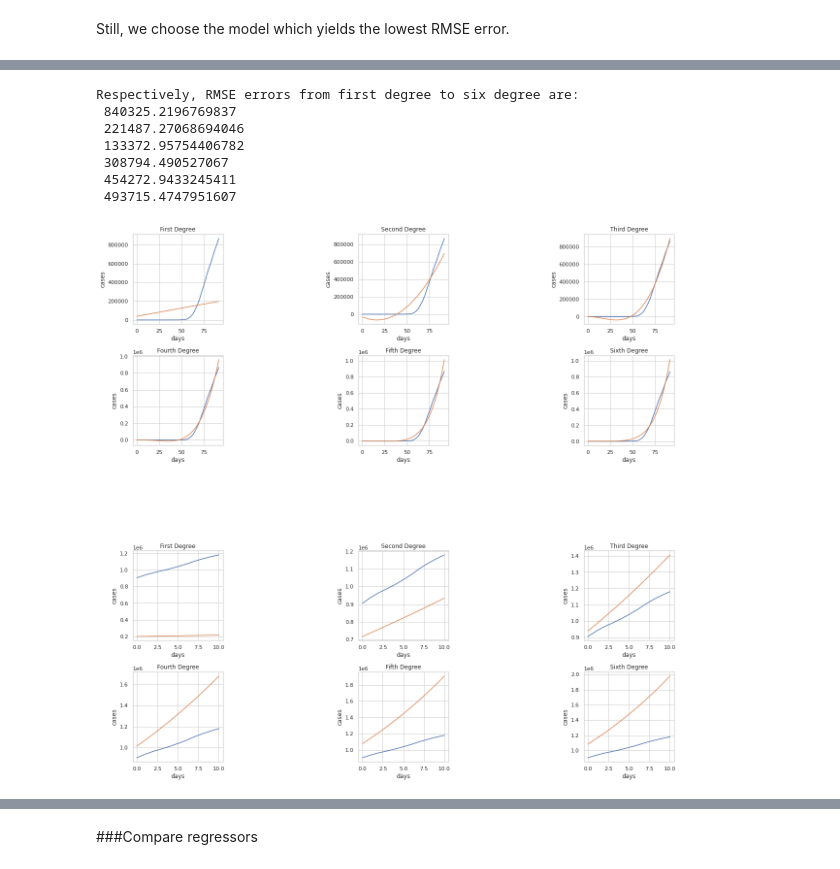
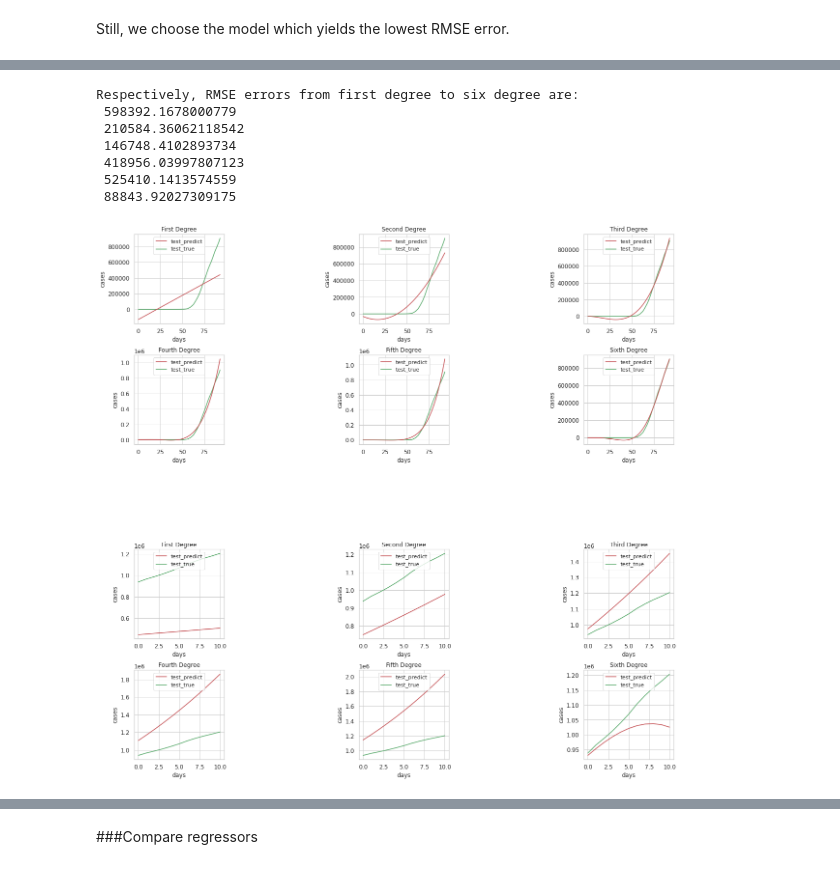
Before and after one commit to JC-2021/ExploreCOVID_19, a Jupyter notebook: COVID_19 Project.ipynb, the cells around one changed output, grey strips where cells are left out. Drawn from its saved outputs; the diff is of its cells as text; code cells hidden in the pictures.

```diff
--- a/COVID_19 Project.ipynb
+++ b/COVID_19 Project.ipynb
@@ -2006,8 +2117,8 @@ x_train_US_transformed_4 = poly_H_4.fit_transform(x_train_US)
 x_test_US_transformed_4 = poly_H_4.fit_transform(x_test_US)
 
 # Initialize parameters that needs to be explored for optimization of the model
-epsilon = [2,2.5,3,3.5,4,4.5,5,5.5,6,6.5,7]
-alpha = [1e-8,1e-7,1e-6,1e-5,1e-1,1,2,10,15]
+epsilon = [2,2.5,3,3.5,4,4.5,5]
+alpha = [1e-8,1e-7,1e-6,1e-5,1e-1]
 warm_start=[True,False]
 tol = [1e-6,1e-4,1e-5]
 
@@ -2124,8 +2230,9 @@ outer = gridspec.GridSpec(2, 1, wspace=0.2, hspace=0.5)
 #Plot the train data
 inner = gridspec.GridSpecFromSubplotSpec(2, 3, subplot_spec=outer[0], wspace=1.5, hspace=0.35)
 ax = plt.Subplot(fig,inner[0])
-ax.plot(y_train_US)
-ax.plot(Huber_confirmed_1.predict(x_train_US_transformed_1))
+ax.plot(y_train_US,'g-',label='train_true')
+ax.plot(Huber_confirmed_1.predict(x_train_US_transformed_1),'r-',label='train_predict')
+ax.legend(handles, labels, loc='upper center')
 ax.set_xlabel('days')
 ax.set_ylabel('cases')
 ax.set_title('First Degree')
@@ -2133,40 +2240,45 @@ fig.add_subplot(ax)
 
 
 ax = plt.Subplot(fig,inner[1])
-ax.plot(y_train_US)
-ax.plot(Huber_confirmed_2.predict(x_train_US_transformed_2))
+ax.plot(y_train_US,'g-',label='train_true')
+ax.plot(Huber_confirmed_2.predict(x_train_US_transformed_2),'r-',label='train_predict')
+ax.legend(handles, labels, loc='upper center')
 ax.set_xlabel('days')
 ax.set_ylabel('cases')
 ax.set_title('Second Degree')
 fig.add_subplot(ax)
 
 ax = plt.Subplot(fig,inner[2])
-ax.plot(y_train_US)
-ax.plot(Huber_confirmed_3.predict(x_train_US_transformed_3))
+ax.plot(y_train_US,'g-',label='train_true')
+ax.plot(Huber_confirmed_3.predict(x_train_US_transformed_3),'r-',label='train_predict')
+ax.legend(handles, labels, loc='upper center')
 ax.set_xlabel('days')
 ax.set_ylabel('cases')
 ax.set_title('Third Degree')
 fig.add_subplot(ax)
 
 ax = plt.Subplot(fig,inner[3])
-ax.plot(y_train_US)
-ax.plot(Huber_confirmed_4.predict(x_train_US_transformed_4))
+ax.plot(y_train_US,'g-',label='train_true')
+ax.plot(Huber_confirmed_4.predict(x_train_US_transformed_4),'r-',label='train_predict')
+ax.legend(handles, labels, loc='upper center')
 ax.set_xlabel('days')
 ax.set_ylabel('cases')
 ax.set_title('Fourth Degree')
 fig.add_subplot(ax)
 
 ax = plt.Subplot(fig,inner[4])
-ax.plot(y_train_US)
-ax.plot(Huber_confirmed_5.predict(x_train_US_transformed_5))
+ax.plot(y_train_US,'g-',label='train_true')
+ax.plot(Huber_confirmed_5.predict(x_train_US_transformed_5),'r-',label='train_predict')
+ax.legend(handles, labels, loc='upper center')
 ax.set_xlabel('days')
 ax.set_ylabel('cases')
 ax.set_title('Fifth Degree')
 fig.add_subplot(ax)
 
 ax = plt.Subplot(fig,inner[5])
-ax.plot(y_train_US)
-ax.plot(Huber_confirmed_6.predict(x_train_US_transformed_6))
+ax.plot(y_train_US,'g-',label='train_true')
+ax.plot(Huber_confirmed_6.predict(x_train_US_transformed_6),'r-',label='train_predict')
+ax.legend(handles, labels, loc='upper center')
 ax.set_xlabel('days')
 ax.set_ylabel('cases')
 ax.set_title('Sixth Degree')
@@ -2179,8 +2291,9 @@ inner = gridspec.GridSpecFromSubplotSpec(2, 3, subplot_spec=outer[1], wspace=1.5
 y_pred_US_1 = Huber_confirmed_1.predict(x_test_US_transformed_1)
 H_rmse1 = mean_squared_error(y_test_US, y_pred_US_1,squared=False)
 ax = plt.Subplot(fig,inner[0])
-ax.plot(y_test_US)
-ax.plot(y_pred_US_1)
+ax.plot(y_test_US,'g-',label='test_true')
+ax.plot(y_pred_US_1,'r-',label='test_predict')
+ax.legend(handles, labels, loc='upper center')
 ax.set_xlabel('days')
 ax.set_ylabel('cases')
 ax.set_title('First Degree')
@@ -2190,8 +2303,9 @@ fig.add_subplot(ax)
 y_pred_US_2 = Huber_confirmed_2.predict(x_test_US_transformed_2)
 H_rmse2 = mean_squared_error(y_test_US, y_pred_US_2,squared=False)
 ax = plt.Subplot(fig,inner[1])
-ax.plot(y_test_US)
-ax.plot(y_pred_US_2)
+ax.plot(y_test_US,'g-',label='test_true')
+ax.plot(y_pred_US_2,'r-',label='test_predict')
+ax.legend(handles, labels, loc='upper center')
 ax.set_xlabel('days')
 ax.set_ylabel('cases')
 ax.set_title('Second Degree')
@@ -2202,8 +2316,9 @@ fig.add_subplot(ax)
 y_pred_US_3 = Huber_confirmed_3.predict(x_test_US_transformed_3)
 H_rmse3 = mean_squared_error(y_test_US, y_pred_US_3,squared=False)
 ax = plt.Subplot(fig,inner[2])
-ax.plot(y_test_US)
-ax.plot(y_pred_US_3)
+ax.plot(y_test_US,'g-',label='test_true')
+ax.plot(y_pred_US_3,'r-',label='test_predict')
+ax.legend(handles, labels, loc='upper center')
 ax.set_xlabel('days')
 ax.set_ylabel('cases')
 ax.set_title('Third Degree')
@@ -2213,46 +2328,49 @@ fig.add_subplot(ax)
 # Use the best estimator to do the prediction
 y_pred_US_4 = Huber_confirmed_4.predict(x_test_US_transformed_4)
 H_rmse4 = mean_squared_error(y_test_US, y_pred_US_4,squared=False)
 ax = plt.Subplot(fig,inner[3])
-ax.plot(y_test_US)
-ax.plot(y_pred_US_4)
+ax.plot(y_test_US,'g-',label='test_true')
+ax.plot(y_pred_US_4,'r-',label='test_predict')
+ax.legend(handles, labels, loc='upper center')
 ax.set_xlabel('days')
 ax.set_ylabel('cases')
 ax.set_title('Fourth Degree')
 fig.add_subplot(ax)
 
 # Use the best estimator to do the prediction
 y_pred_US_5 = Huber_confirmed_5.predict(x_test_US_transformed_5)
 H_rmse5 = mean_squared_error(y_test_US, y_pred_US_5,squared=False)
 ax = plt.Subplot(fig,inner[4])
-ax.plot(y_test_US)
-ax.plot(y_pred_US_5)
+ax.plot(y_test_US,'g-',label='test_true')
+ax.plot(y_pred_US_5,'r-',label='test_predict')
+ax.legend(handles, labels, loc='upper center')
 ax.set_xlabel('days')
 ax.set_ylabel('cases')
 ax.set_title('Fifth Degree')
 fig.add_subplot(ax)
 
 # Use the best estimator to do the prediction
 y_pred_US_6 = Huber_confirmed_6.predict(x_test_US_transformed_6)
 H_rmse6 = mean_squared_error(y_test_US, y_pred_US_6,squared=False)
 ax = plt.Subplot(fig,inner[5])
-ax.plot(y_test_US)
-ax.plot(y_pred_US_6)
+ax.plot(y_test_US,'g-',label='test_true')
+ax.plot(y_pred_US_6,'r-',label='test_predict')
+ax.legend(handles, labels, loc='upper center')
 ax.set_xlabel('days')
 ax.set_ylabel('cases')
 ax.set_title('Sixth Degree')
 fig.add_subplot(ax)
 fig.show()
 print('Respectively, RMSE errors from first degree to six degree are: ','\n',H_rmse1,'\n',H_rmse2,'\n',H_rmse3,'\n',H_rmse4,'\n',H_rmse5,'\n',H_rmse6)
 # %% [output]
 Respectively, RMSE errors from first degree to six degree are:
- 840325.2196769837
- 221487.27068694046
- 133372.95754406782
- 308794.490527067
- 454272.9433245411
- 493715.4747951607
+ 598392.1678000779
+ 210584.36062118542
+ 146748.4102893734
+ 418956.03997807123
+ 525410.1413574559
+ 88843.92027309175
-[figure, old version]
+[figure, new version]
 # %%
 fig,axes = plt.subplots(1,1,figsize=(8,8))
 fig.set()
```
Also changed, not shown: parts of 86 cells of this notebook.
